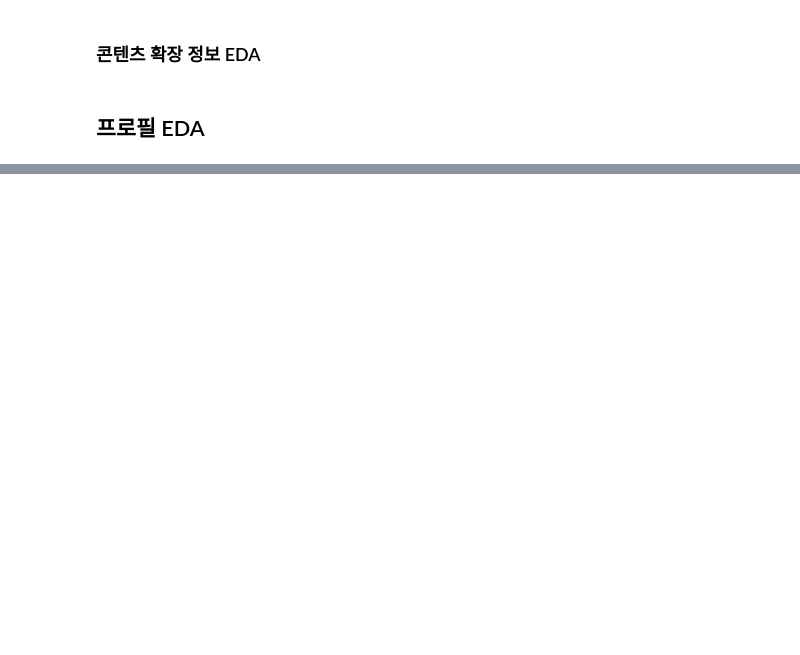
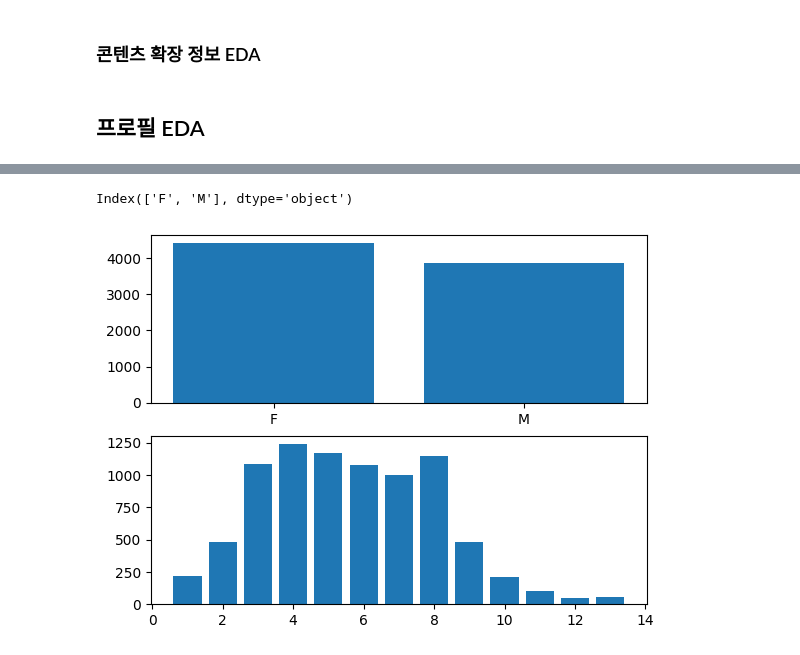
Before and after one commit to keunjoo-tak/Uplus_AI, a Jupyter notebook: eda.ipynb, the cells around one changed output, grey strips where cells are left out. Drawn from its saved outputs; the diff is of its cells as text; code cells hidden in the pictures; blank space fills up the shorter version.

```diff
--- a/eda.ipynb
+++ b/eda.ipynb
@@ -509,0 +543,16 @@ meta_df[meta_df['album_id']==6152]
+# %%
+profile_df.sex.value_counts().index
+# %% [output]
+Index(['F', 'M'], dtype='object')
+# %%
+fig, axes = plt.subplots(2,1)
+
+# 성별 막대그래프
+axes[0].bar(profile_df.sex.value_counts().index , profile_df.sex.value_counts())
+
+# 나이별 막대그래프
+axes[1].bar(profile_df.age.value_counts().index , profile_df.age.value_counts())
+
+plt.show()
+# %% [output]
+[figure, added]
```
Also changed, not shown: parts of 4 cells of this notebook.
